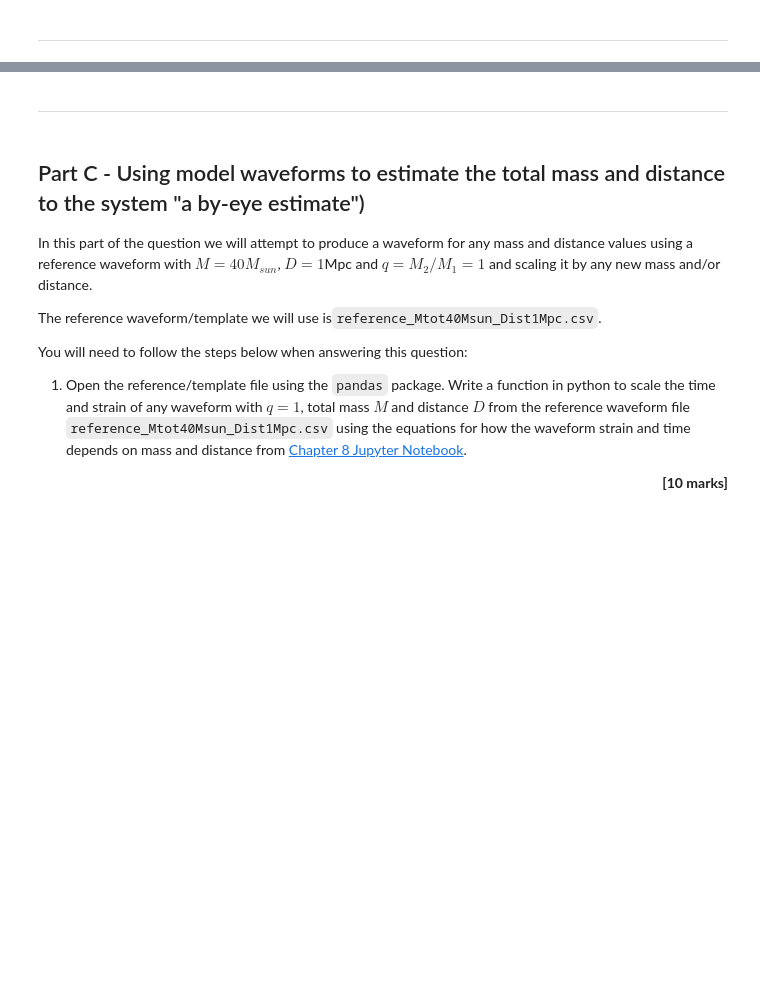
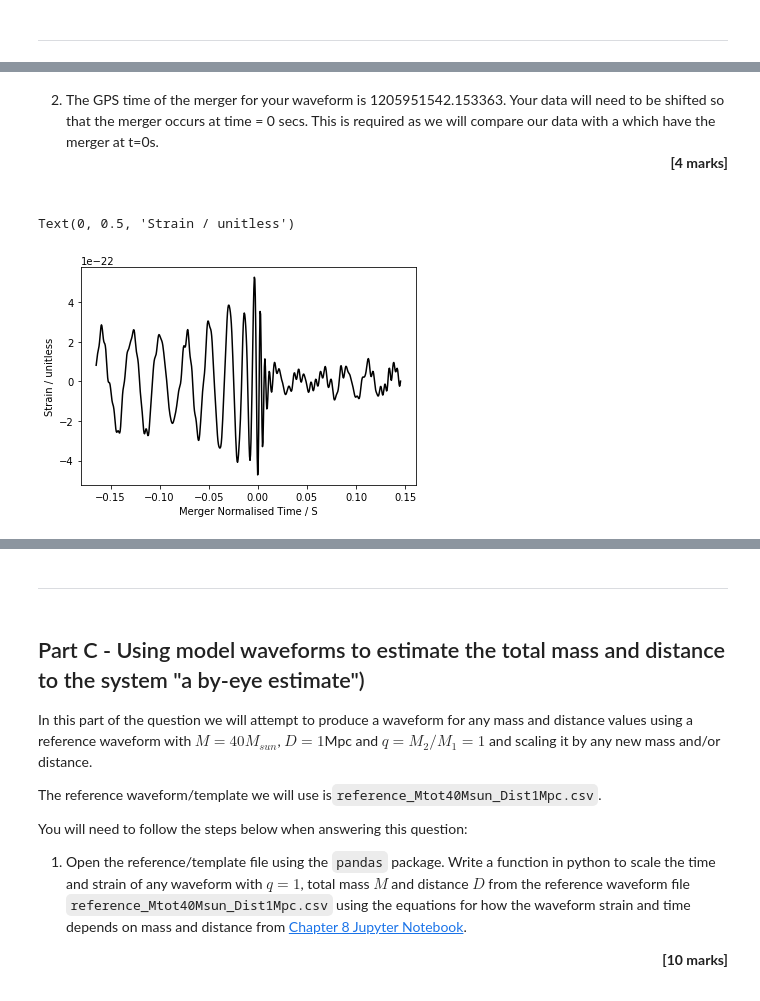
Before and after one commit to Clarke-Jools-36/DataAnalysis22, a Jupyter notebook: CA2_MiniProject.ipynb, the cells around one changed output, grey strips where cells are left out. Cells and saved outputs as stored; diff of their text form; code cells hidden in the pictures; blank space fills up the shorter version.

```diff
--- a/CA2_MiniProject.ipynb
+++ b/CA2_MiniProject.ipynb
@@ -93,0 +135,11 @@ Now it is your turn to look at observations of a gravitational wave event.
+# %% [markdown]
+2. The GPS time of the merger for your waveform is 1205951542.153363.  Your data will need to be shifted so that the merger occurs at time = 0 secs.  This is required as we will compare our data with a which have the merger at t=0s.  <div align="right">**[4 marks]**</div><br>
+# %%
+t = t_gps - 1205951542.153363
+
+plt.plot(t,s,"k")
+plt.xlabel("Merger Normalised Time / S")
+plt.ylabel("Strain / unitless")
+# %% [output]
+Text(0, 0.5, 'Strain / unitless')
+[figure, added]
```
Also changed, not shown: parts of 14 cells of this notebook.
